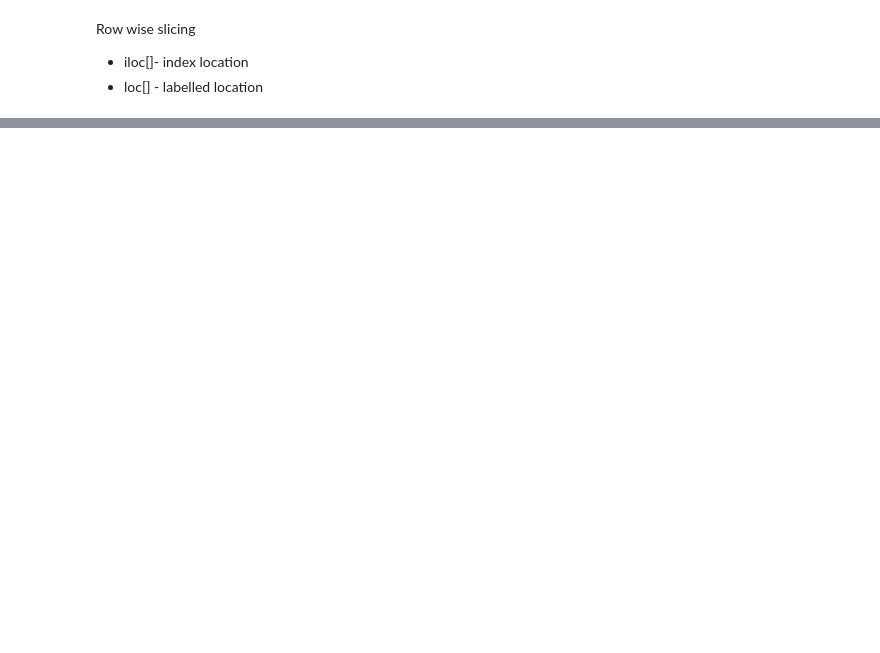
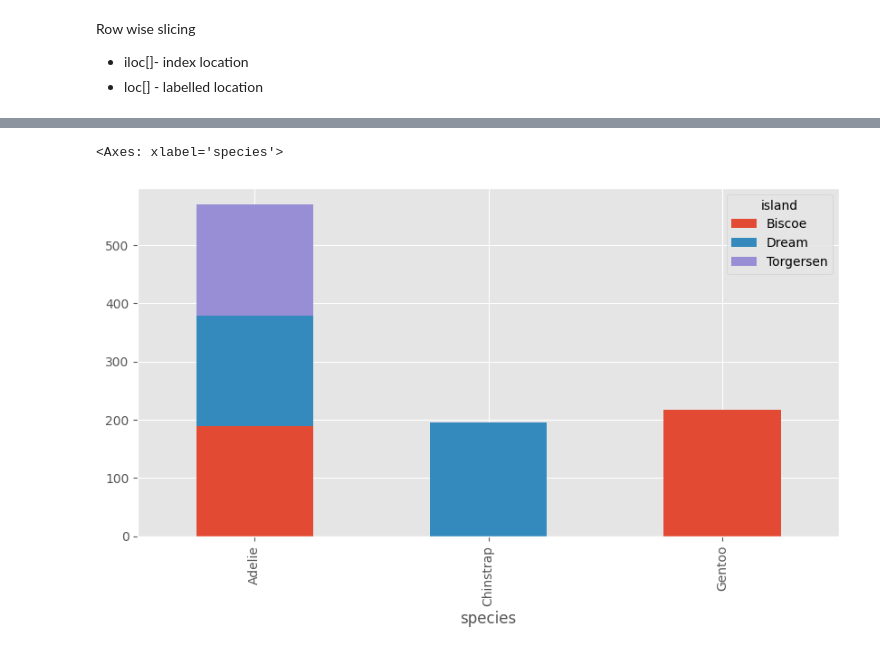
Before and after one commit to Sakshi123457singh/Data-analytics-with-database, a Jupyter notebook: analysis/analysis.ipynb, the cells around one changed output, grey strips where cells are left out. Saved outputs shown, nothing was run; the diff lists cells and outputs as text; code cells hidden in the pictures; blank space fills up the shorter version.

```diff
--- a/analysis/analysis.ipynb
+++ b/analysis/analysis.ipynb
@@ -221,0 +215,3 @@ plt.savefig('Comparing 3 countries.png')
+# %%
+penguins=sns.load_dataset("penguins")
+penguins.columns
@@ -221,0 +222,3 @@ plt.savefig('Comparing 3 countries.png')
+# %%
+penguins_pivot=penguins.pivot_table(index='species',columns='island',values='flipper_length_mm')
+penguins_pivot
@@ -221,0 +231,5 @@ plt.savefig('Comparing 3 countries.png')
+# %%
+penguins_pivot.plot(kind='bar',stacked=True,figsize=(10,5))
+# %% [output]
+<Axes: xlabel='species'>
+[figure, added]
```
Also changed, not shown: parts of 67 cells of this notebook, 1 other file.
